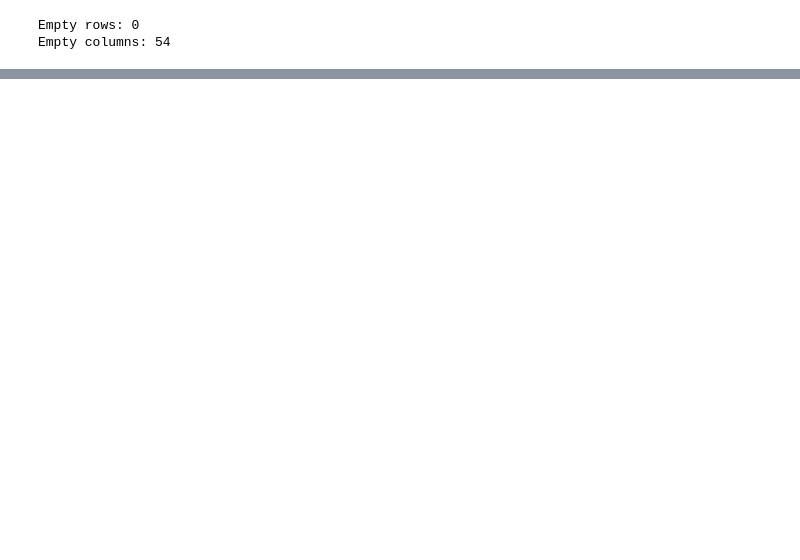
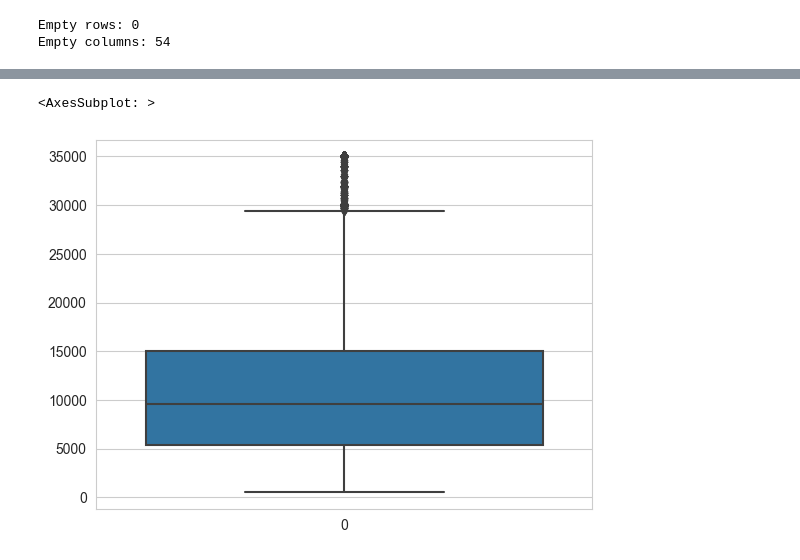
Before and after one commit to rabhardwaj16/lending_club_case_study, a Jupyter notebook: LendingClubCaseStudy.ipynb, the cells around one changed output, grey strips where cells are left out. Saved outputs shown, nothing was run; the diff lists cells and outputs as text; code cells hidden in the pictures; blank space fills up the shorter version.

```diff
--- a/LendingClubCaseStudy.ipynb
+++ b/LendingClubCaseStudy.ipynb
@@ -96,0 +255,2 @@ cols_null_info[cols_null_info['null_status']==False].shape
+# %%
+loan_df.dropna(subset='revol_util',inplace=True)
@@ -96,0 +259,4 @@ cols_null_info[cols_null_info['null_status']==False].shape
+# %%
+loan_df['term'] = loan_df['term'].apply(lambda x: x.replace(' months',''))
+loan_df['int_rate'] = loan_df['int_rate'].apply(lambda x: x.replace('%',''))
+loan_df['revol_util'] = loan_df['revol_util'].apply(lambda x: x.replace('%',''))
@@ -96,0 +265,3 @@ cols_null_info[cols_null_info['null_status']==False].shape
+# %%
+sns.set_style('whitegrid')
+sns.distplot(loan_df['funded_amnt'])
@@ -96,0 +271,7 @@ cols_null_info[cols_null_info['null_status']==False].shape
+# %%
+loan_df['int_rate'] = loan_df['int_rate'].astype('float')
+# %%
+sns.boxplot(loan_df['funded_amnt'])
+# %% [output]
+<AxesSubplot: >
+[figure, added]
```
Also changed, not shown: parts of 138 cells of this notebook.
